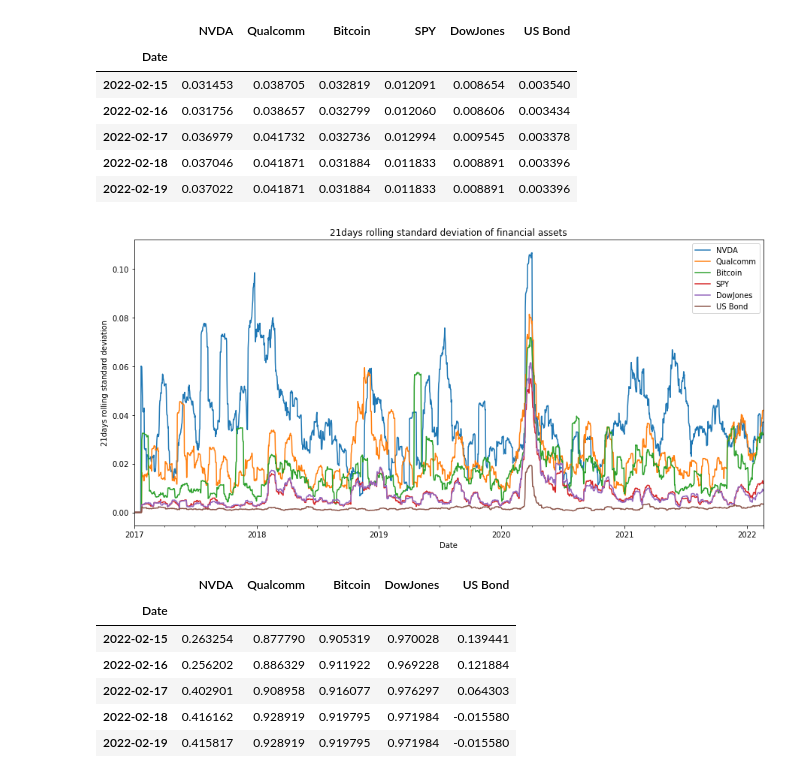
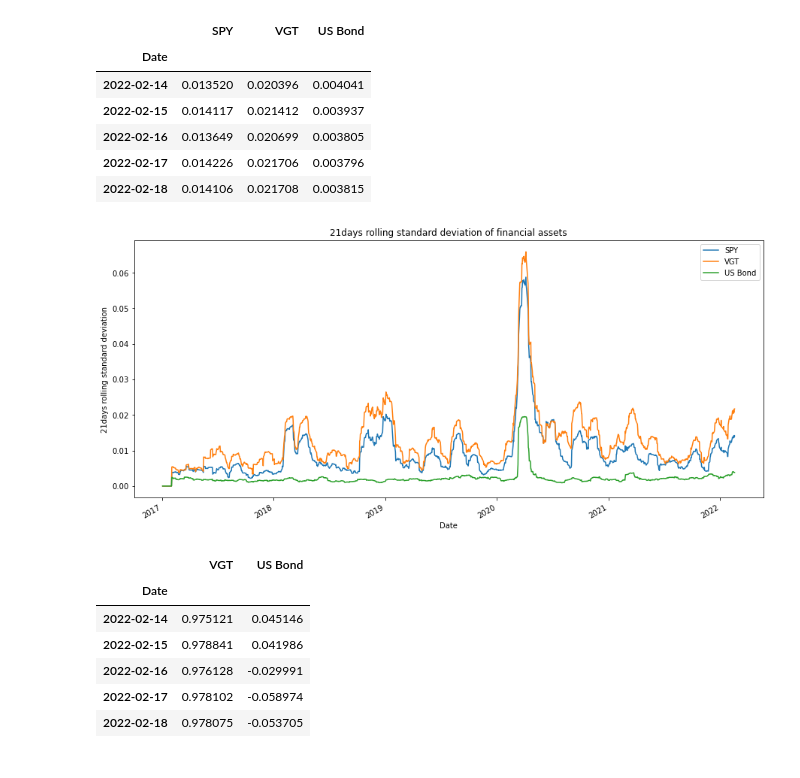
Before and after one commit to DePaul-MLProgramming/MLProgramming, a Jupyter notebook: harry_folder/ComputeRollingCorr.ipynb, the cells around one changed output. Cells and saved outputs as stored; diff of their text form; code cells hidden in the pictures.

```diff
--- a/harry_folder/ComputeRollingCorr.ipynb
+++ b/harry_folder/ComputeRollingCorr.ipynb
@@ -55,18 +11,17 @@ multiData.shape
 # %%
 date_from = datetime.date(2017, 1, 1)
 date_to = datetime.date(2022, 2, 18)
-tickerList = ['NVDA', 'QCOM', 'BTC-USD','SPY']
-multiData = getMultiAssetData(tickerList, date_from, date_to)
+tickerList = ['SPY', 'VGT']
+multiData = corr_helpers.getMultiAssetData(tickerList, date_from, date_to)
 
 # use pivot to reshape DataFrame with only Close
 ClosePrice = multiData[['Close']]
 ClosePrice = ClosePrice.reset_index()
 ClosePriceTable = ClosePrice.pivot(index='Date', columns='Ticker', values='Close')
 # %%
-DawJones = pdr.DataReader('^DJI', "stooq", date_from, date_to).sort_index()
 BondUS = pdr.DataReader('BND.US', "stooq", date_from, date_to).sort_index()
-df = pd.concat([ClosePriceTable, DawJones['2017-1-1':'2022-02-18']['Close'], BondUS['2017-1-1':'2022-02-18']['Close']], axis=1)
-df.columns = ['NVDA', 'Qualcomm', 'Bitcoin', 'SPY', 'DowJones', 'US Bond']
+df = pd.concat([ClosePriceTable, BondUS['2017-1-1':'2022-02-18']['Close']], axis=1)
+df.columns = ['SPY', 'VGT', 'US Bond']
 # %%
 df.tail()
 # %% [output]
@@ -117,13 +72,13 @@ plt.show()
 rolling_std = df.pct_change().rolling(21).std().fillna(0)
 rolling_std.tail()
 # %% [output]
-|  | NVDA | Qualcomm | Bitcoin | SPY | DowJones | US Bond |
-| Date |  |  |  |  |  |  |
-| 2022-02-15 | 0.031453 | 0.038705 | 0.032819 | 0.012091 | 0.008654 | 0.003540 |
-| 2022-02-16 | 0.031756 | 0.038657 | 0.032799 | 0.012060 | 0.008606 | 0.003434 |
-| 2022-02-17 | 0.036979 | 0.041732 | 0.032736 | 0.012994 | 0.009545 | 0.003378 |
-| 2022-02-18 | 0.037046 | 0.041871 | 0.031884 | 0.011833 | 0.008891 | 0.003396 |
-| 2022-02-19 | 0.037022 | 0.041871 | 0.031884 | 0.011833 | 0.008891 | 0.003396 |
+|  | SPY | VGT | US Bond |
+| Date |  |  |  |
+| 2022-02-14 | 0.013520 | 0.020396 | 0.004041 |
+| 2022-02-15 | 0.014117 | 0.021412 | 0.003937 |
+| 2022-02-16 | 0.013649 | 0.020699 | 0.003805 |
+| 2022-02-17 | 0.014226 | 0.021706 | 0.003796 |
+| 2022-02-18 | 0.014106 | 0.021708 | 0.003815 |
 # %%
 %matplotlib inline
 fig = plt.figure(figsize=(15, 7))
@@ -134,23 +89,20 @@ ax2.set_ylabel('21days rolling standard deviation')
 ax2.set_title('21days rolling standard deviation of financial assets')
 plt.show()
 # %% [output]
-[figure, old version]
+[figure, new version]
 # %%
 # calculate daily percent change and 21 days correlations with DowJones
 df_ = df.pct_change().rolling(21)
 correlation_change = rolling_pct_change.copy()
-correlation_change['NVDA'] = df_['SPY'].corr(df['NVDA'].pct_change().fillna(0))
-correlation_change['Qualcomm'] = df_['SPY'].corr(df['Qualcomm'].pct_change().fillna(0))
-correlation_change['Bitcoin'] = df_['SPY'].corr(df['Bitcoin'].pct_change().fillna(0))
-correlation_change['DowJones'] = df_['SPY'].corr(df['DowJones'].pct_change().fillna(0))
 correlation_change['US Bond'] = df_['SPY'].corr(df['US Bond'].pct_change().fillna(0))
+correlation_change['VGT'] = df_['SPY'].corr(df['VGT'].pct_change().fillna(0))
 correlation_change.drop('SPY', axis=1, inplace=True) # SPY was the key
 correlation_change.tail()
 # %% [output]
-|  | NVDA | Qualcomm | Bitcoin | DowJones | US Bond |
-| Date |  |  |  |  |  |
-| 2022-02-15 | 0.263254 | 0.877790 | 0.905319 | 0.970028 | 0.139441 |
-| 2022-02-16 | 0.256202 | 0.886329 | 0.911922 | 0.969228 | 0.121884 |
-| 2022-02-17 | 0.402901 | 0.908958 | 0.916077 | 0.976297 | 0.064303 |
-| 2022-02-18 | 0.416162 | 0.928919 | 0.919795 | 0.971984 | -0.015580 |
-| 2022-02-19 | 0.415817 | 0.928919 | 0.919795 | 0.971984 | -0.015580 |
+|  | VGT | US Bond |
+| Date |  |  |
+| 2022-02-14 | 0.975121 | 0.045146 |
+| 2022-02-15 | 0.978841 | 0.041986 |
+| 2022-02-16 | 0.976128 | -0.029991 |
+| 2022-02-17 | 0.978102 | -0.058974 |
+| 2022-02-18 | 0.978075 | -0.053705 |
```
Also changed, not shown: parts of 13 cells of this notebook, 1 other file.
